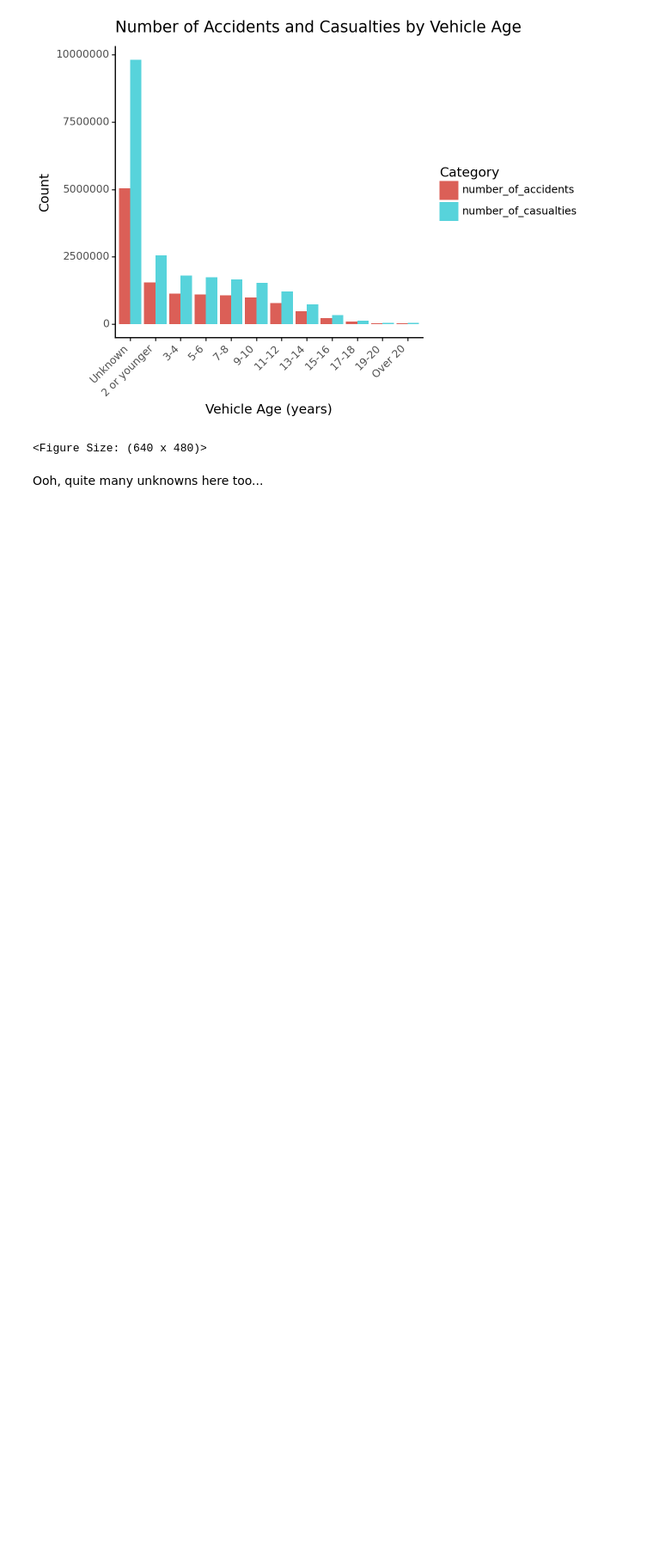
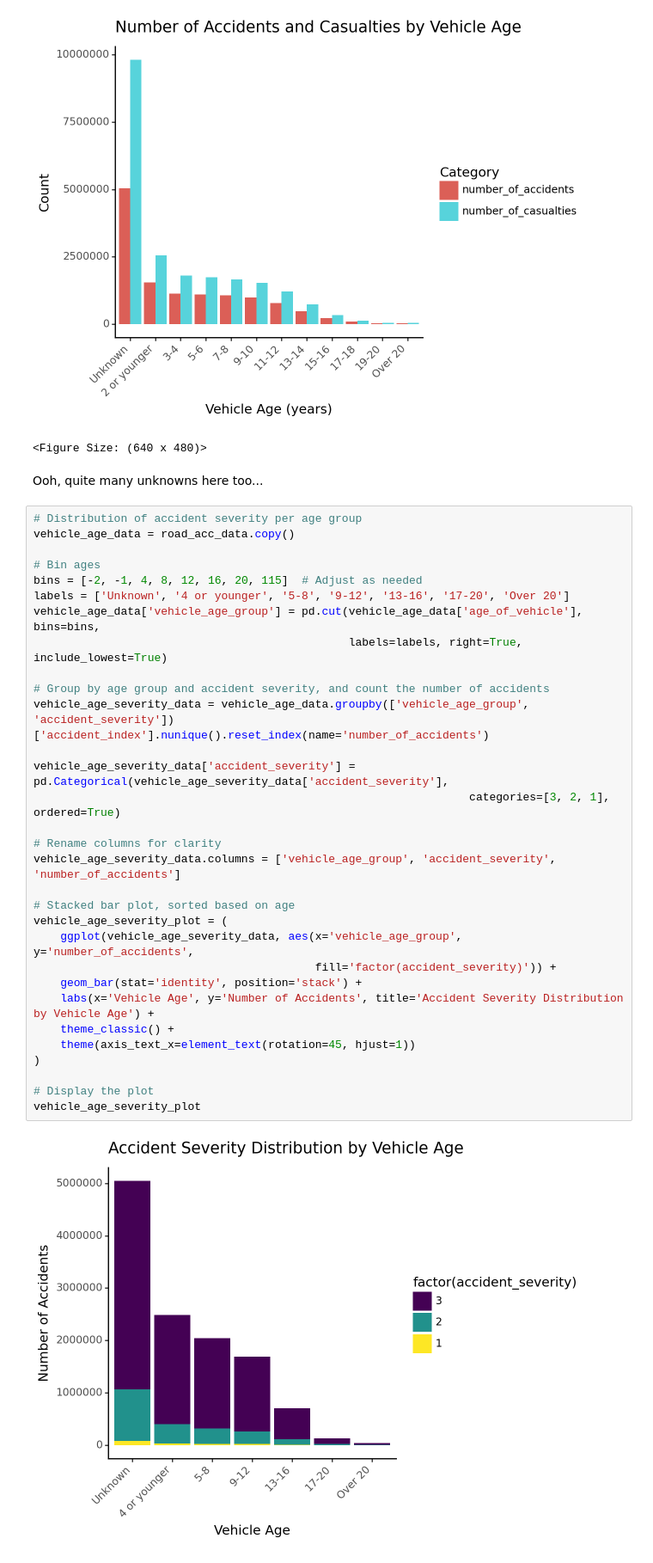
Before and after one commit to nikolaymoshenskiy/IDS-UK-road-accidents, a Jupyter notebook: LM_visualisation.ipynb, the cells around one changed output. Shown at 86% size. Drawn from its saved outputs; the diff is of its cells as text; blank space fills up the shorter version.

Commit message:
Add code for visualisation of accident severity distribution by vehicle age

```diff
--- a/LM_visualisation.ipynb
+++ b/LM_visualisation.ipynb
@@ -729,3 +729,36 @@ vehicle_age_plot
 <Figure Size: (640 x 480)>
 # %% [markdown]
 Ooh, quite many unknowns here too...
+# %%
+# Distribution of accident severity per age group
+vehicle_age_data = road_acc_data.copy()
+
+# Bin ages
+bins = [-2, -1, 4, 8, 12, 16, 20, 115]  # Adjust as needed
+labels = ['Unknown', '4 or younger', '5-8', '9-12', '13-16', '17-20', 'Over 20']
+vehicle_age_data['vehicle_age_group'] = pd.cut(vehicle_age_data['age_of_vehicle'], bins=bins,
+                                               labels=labels, right=True, include_lowest=True)
+
+# Group by age group and accident severity, and count the number of accidents
+vehicle_age_severity_data = vehicle_age_data.groupby(['vehicle_age_group', 'accident_severity'])['accident_index'].nunique().reset_index(name='number_of_accidents')
+
+vehicle_age_severity_data['accident_severity'] = pd.Categorical(vehicle_age_severity_data['accident_severity'],
+                                                                 categories=[3, 2, 1], ordered=True)
+
+# Rename columns for clarity
+vehicle_age_severity_data.columns = ['vehicle_age_group', 'accident_severity', 'number_of_accidents']
+
+# Stacked bar plot, sorted based on age
+vehicle_age_severity_plot = (
+    ggplot(vehicle_age_severity_data, aes(x='vehicle_age_group', y='number_of_accidents',
+                                          fill='factor(accident_severity)')) +
+    geom_bar(stat='identity', position='stack') +
+    labs(x='Vehicle Age', y='Number of Accidents', title='Accident Severity Distribution by Vehicle Age') +
+    theme_classic() +
+    theme(axis_text_x=element_text(rotation=45, hjust=1))
+)
+
+# Display the plot
+vehicle_age_severity_plot
+# %% [output]
+[figure, added]
```
Also changed, not shown: parts of 2 cells of this notebook.
